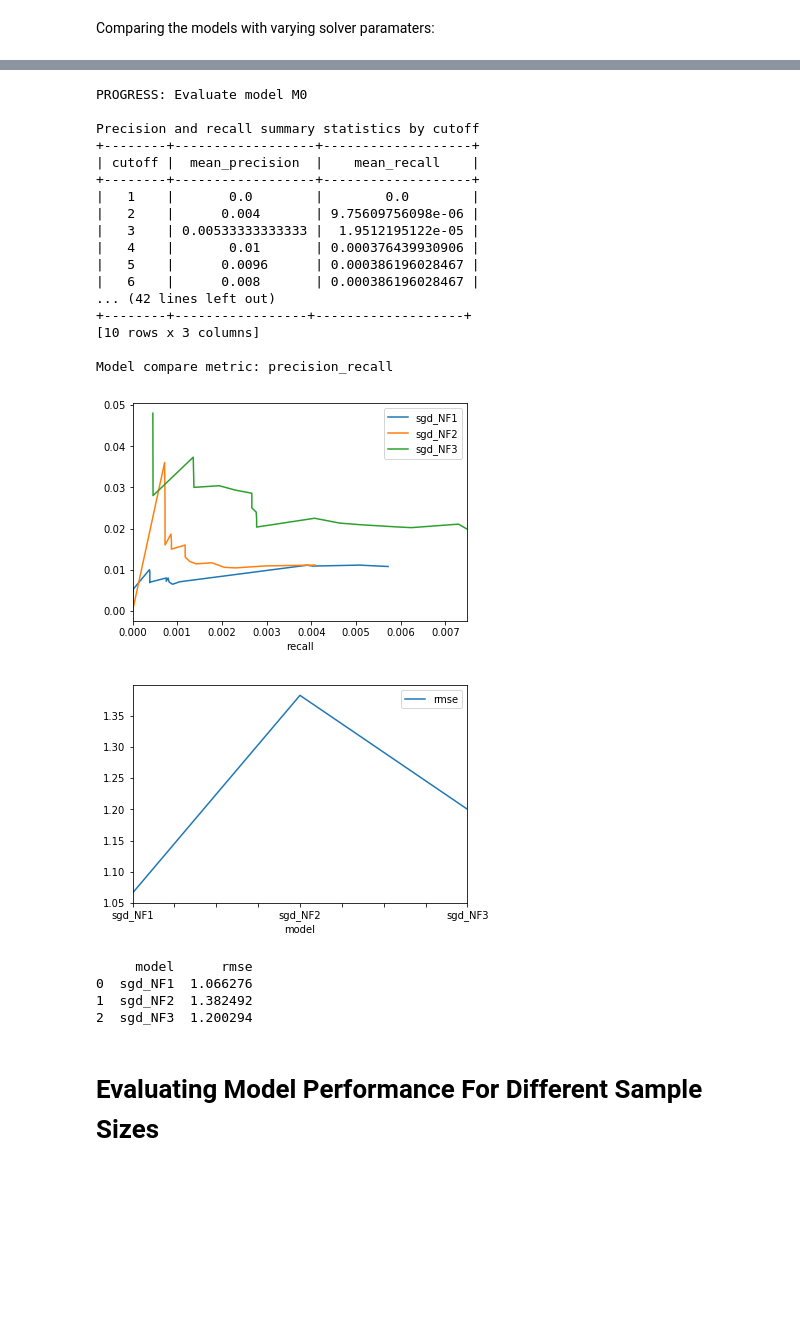
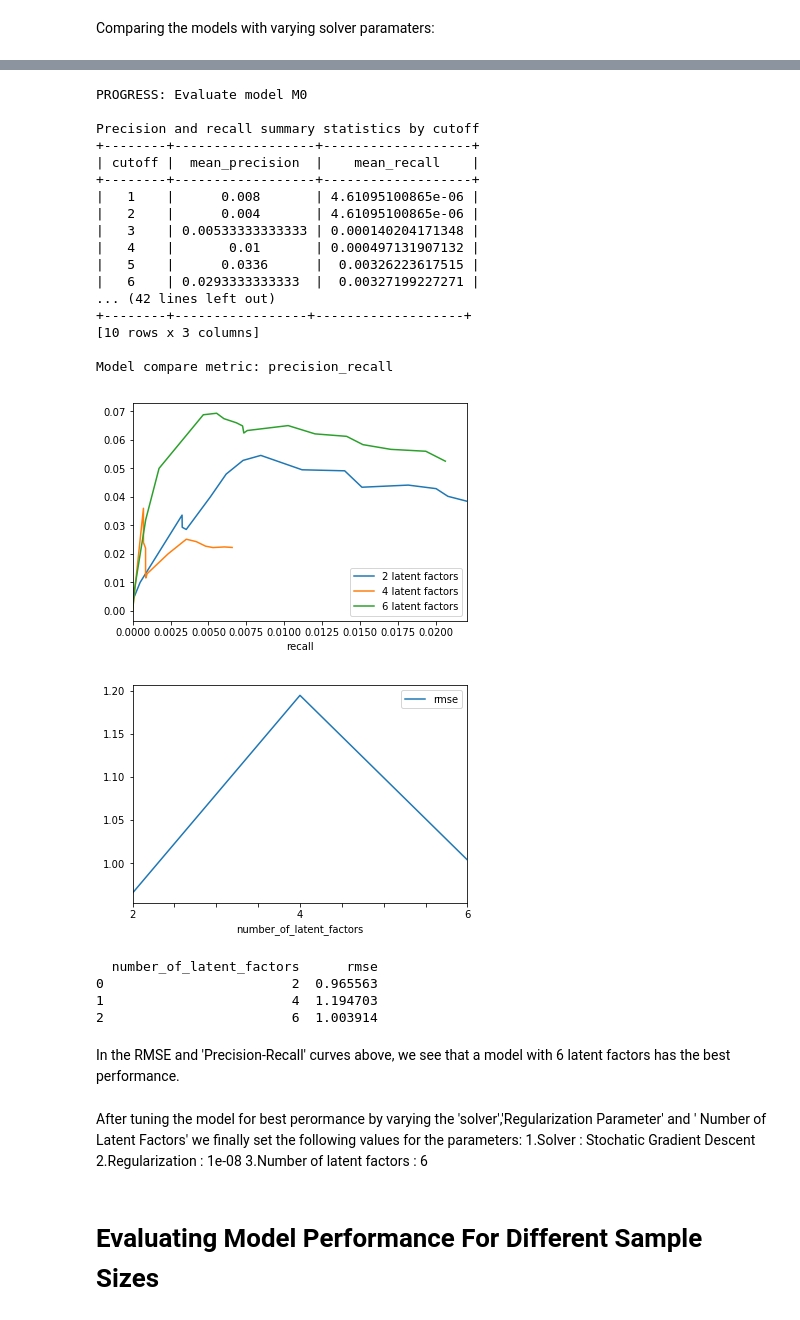
Before and after one commit to xenaritu/Personalisation, a Jupyter notebook: Data_Exploration and Model_Based_Recommender.ipynb, the cells around one changed output, grey strips where cells are left out. Drawn from its saved outputs; the diff is of its cells as text; code cells hidden in the pictures; blank space fills up the shorter version.

```diff
--- a/Data_Exploration and Model_Based_Recommender.ipynb
+++ b/Data_Exploration and Model_Based_Recommender.ipynb
@@ -687,7 +693,7 @@ for i in range(0,len(model_comp1_df.index)):
     xy_dict= model_comp1_df.loc[i,"results"]['precision_recall']
     xy = pd.DataFrame(xy_dict)
     #xy.plot(x='recall',y= 'precision',ax=ax)
-    label1= model_comp1_df.loc[i,"model"]
+    label1= "Regularization Parameter: 1e-0{0}".format(2*(i+1))
     xy.plot(x='recall',y= 'precision',ax=ax,label=label1)
     auc['model'].append(label1)
     auc['area'].append(np.trapz(xy['precision']))
@@ -725,12 +731,12 @@ model_comp1 =graphlab.recommender.util.compare_models(test, [sgd_R2,sgd_R3,sgd_R
                                          target='rating', exclude_known_for_precision_recall=True,
                                          make_plot=False, verbose=False)
 
-rmse_data = {'model':['sgd_R2','sgd_R3','sgd_R4','sgd_R5'], 'rmse':[]}
+rmse_data = {'Regularization Parameter':['1e-02','1e-04','1e-06','1e-08'], 'rmse':[]}
 for i in range(0,len(model_comp1)):
     rmse_data['rmse'].append(model_comp1[i]['rmse_overall'])
 
 
 rmse_df=pd.DataFrame(rmse_data)
-rmse_df.plot(x='model',y='rmse')
+rmse_df.plot(x='Regularization Parameter',y='rmse')
 plt.show()
 # %% [output]
@@ -740,7 +748,7 @@ Changing number of factors in the model
 # %%
-sgd_NF1 = graphlab.factorization_recommender.create(train, target='rating', user_id='userId', item_id='movieId',user_data = user_metadata, item_data = movie_metadata,solver= "sgd" ,regularization=1e-06,num_factors=2)
-sgd_NF2 = graphlab.factorization_recommender.create(train, target='rating', user_id='userId', item_id='movieId',user_data = user_metadata, item_data = movie_metadata,solver= "sgd" ,regularization=1e-06,num_factors=4)
-sgd_NF3 = graphlab.factorization_recommender.create(train, target='rating', user_id='userId', item_id='movieId',user_data = user_metadata, item_data = movie_metadata,solver= "sgd" ,regularization=1e-06,num_factors=6)
+sgd_NF1 = graphlab.factorization_recommender.create(train, target='rating', user_id='userId', item_id='movieId',user_data = user_metadata, item_data = movie_metadata,solver= "sgd" ,regularization=1e-08,num_factors=2)
+sgd_NF2 = graphlab.factorization_recommender.create(train, target='rating', user_id='userId', item_id='movieId',user_data = user_metadata, item_data = movie_metadata,solver= "sgd" ,regularization=1e-08,num_factors=4)
+sgd_NF3 = graphlab.factorization_recommender.create(train, target='rating', user_id='userId', item_id='movieId',user_data = user_metadata, item_data = movie_metadata,solver= "sgd" ,regularization=1e-08,num_factors=6)
 # %% [output]
 Recsys training: model = factorization_recommender
 Preparing data set.
@@ -763,8 +771,8 @@ for i in range(0,len(model_comp1_df.index)):
     xy_dict= model_comp1_df.loc[i,"results"]['precision_recall']
     xy = pd.DataFrame(xy_dict)
     #xy.plot(x='recall',y= 'precision',ax=ax)
-    label1= model_comp1_df.loc[i,"model"]
-    xy.plot(x='recall',y= 'precision',ax=ax,label=label1)
+    label1= 2*(i+1)
+    xy.plot(x='recall',y= 'precision',ax=ax,label="{0} latent factors".format(label1))
 
 plt.show()
 # %% [output]
@@ -774,38 +782,45 @@ Precision and recall summary statistics by cutoff
 +--------+------------------+-------------------+
 | cutoff |  mean_precision  |    mean_recall    |
 +--------+------------------+-------------------+
-|   1    |       0.0        |        0.0        |
-|   2    |      0.004       | 9.75609756098e-06 |
-|   3    | 0.00533333333333 |  1.9512195122e-05 |
-|   4    |       0.01       | 0.000376439930906 |
-|   5    |      0.0096      | 0.000386196028467 |
-|   6    |      0.008       | 0.000386196028467 |
+|   1    |      0.008       | 4.61095100865e-06 |
+|   2    |      0.004       | 4.61095100865e-06 |
+|   3    | 0.00533333333333 | 0.000140204171348 |
+|   4    |       0.01       | 0.000497131907132 |
+|   5    |      0.0336      |  0.00326223617515 |
+|   6    | 0.0293333333333  |  0.00327199227271 |
 ... (42 lines left out)
 +--------+-----------------+-------------------+
 [10 rows x 3 columns]
 
 Model compare metric: precision_recall
-[figure, old version]
+[figure, new version]
 # %%
 model_comp1 =graphlab.recommender.util.compare_models(test, [sgd_NF1,sgd_NF2,sgd_NF3], model_names=None,
                                          user_sample=1.0, metric='rmse',
                                          target='rating', exclude_known_for_precision_recall=True,
                                          make_plot=False, verbose=False)
 #fig, ax = plt.subplots(1, 1)
-rmse_data = {'model':['sgd_NF1','sgd_NF2','sgd_NF3'], 'rmse':[]}
+rmse_data = {'number_of_latent_factors':['2','4','6'], 'rmse':[]}
 for i in range(0,len(model_comp1)):
     rmse_data['rmse'].append(model_comp1[i]['rmse_overall'])
 
 
 rmse_df=pd.DataFrame(rmse_data)
-rmse_df.plot(x='model',y='rmse')
+rmse_df.plot(x='number_of_latent_factors',y='rmse')
 plt.show()
 print(rmse_df)
 # %% [output]
-[figure, old version]
+[figure, new version]
-     model      rmse
-0  sgd_NF1  1.066276
-1  sgd_NF2  1.382492
-2  sgd_NF3  1.200294
+  number_of_latent_factors      rmse
+0                        2  0.965563
+1                        4  1.194703
+2                        6  1.003914
+# %% [markdown]
+In the RMSE and 'Precision-Recall' curves above, we see that a model with 6 latent factors has the best performance.
+# %% [markdown]
+After tuning the model for best perormance by varying the 'solver','Regularization Parameter' and ' Number of Latent Factors' we finally set the following values for the parameters:
+1.Solver : Stochatic Gradient Descent
+2.Regularization : 1e-08
+3.Number of latent factors : 6
 # %% [markdown]
 # Evaluating Model Performance For Different Sample Sizes
```
Also changed, not shown: parts of 22 cells of this notebook.
